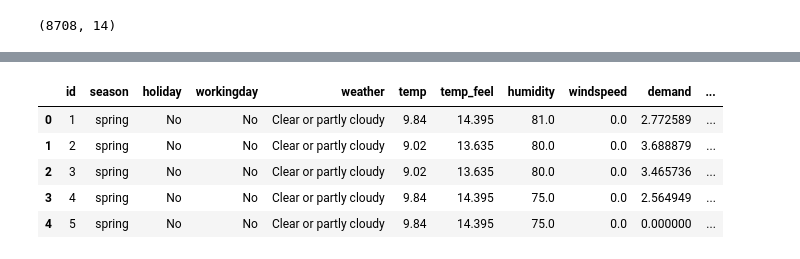
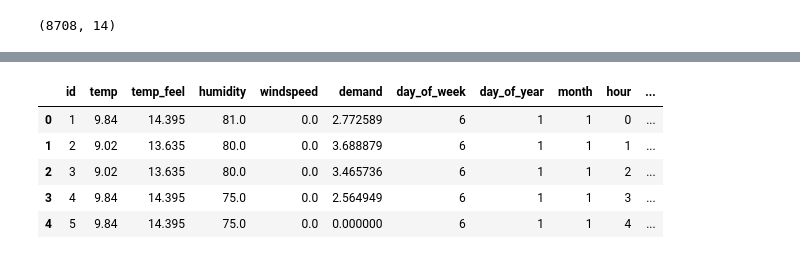
Before and after one commit to Rohith616/INterview-Project, a Jupyter notebook: Project2.ipynb, the cells around one changed output, grey strips where cells are left out. Cells and saved outputs as stored; diff of their text form; code cells hidden in the pictures.

```diff
--- a/Project2.ipynb
+++ b/Project2.ipynb
@@ -171 +139,6 @@ train_cat=train.select_dtypes(include='object')
+# %%
+train2=train
+for cols in train_c:
+  dummies =pd.get_dummies(train[cols],drop_first=True)
+  train2 = pd.concat([train2,dummies],axis='columns')
 # %%
@@ -185,0 +173,9 @@ for cols in train_cat:
+# %%
+Q1 = np.percentile(train2['windspeed'], 25, interpolation = 'midpoint')
+Q2 = np.percentile(train2['windspeed'], 50, interpolation = 'midpoint')
+Q3 = np.percentile(train2['windspeed'], 75, interpolation = 'midpoint')
+IQR = Q3 - Q1
+low_lim = Q1 - 1.5 * IQR
+up_lim = Q3 + 1.5 * IQR
+print('low limit:', low_lim)
+print('upper limit:', up_lim)
@@ -185,0 +185,3 @@ for cols in train_cat:
+# %%
+train2=train2[train2.windspeed<up_lim]
+train2=train2[train2.windspeed>low_lim]
@@ -186,9 +193,11 @@ for cols in train_cat:
+# %%
+train2=train2.drop(['season','holiday','workingday','weather'],axis=1)
 # %%
-train_cat2.head()
+train2.head()
 # %% [output]
-|  | id | season | holiday | workingday | weather | temp | temp_feel | humidity | windspeed | demand | ... |
-| 0 | 1 | spring | No | No | Clear or partly cloudy | 9.84 | 14.395 | 81.0 | 0.0 | 2.772589 | ... |
-| 1 | 2 | spring | No | No | Clear or partly cloudy | 9.02 | 13.635 | 80.0 | 0.0 | 3.688879 | ... |
-| 2 | 3 | spring | No | No | Clear or partly cloudy | 9.02 | 13.635 | 80.0 | 0.0 | 3.465736 | ... |
-| 3 | 4 | spring | No | No | Clear or partly cloudy | 9.84 | 14.395 | 75.0 | 0.0 | 2.564949 | ... |
-| 4 | 5 | spring | No | No | Clear or partly cloudy | 9.84 | 14.395 | 75.0 | 0.0 | 0.000000 | ... |
+|  | id | temp | temp_feel | humidity | windspeed | demand | day_of_week | day_of_year | month | hour | ... |
+| 0 | 1 | 9.84 | 14.395 | 81.0 | 0.0 | 2.772589 | 6 | 1 | 1 | 0 | ... |
+| 1 | 2 | 9.02 | 13.635 | 80.0 | 0.0 | 3.688879 | 6 | 1 | 1 | 1 | ... |
+| 2 | 3 | 9.02 | 13.635 | 80.0 | 0.0 | 3.465736 | 6 | 1 | 1 | 2 | ... |
+| 3 | 4 | 9.84 | 14.395 | 75.0 | 0.0 | 2.564949 | 6 | 1 | 1 | 3 | ... |
+| 4 | 5 | 9.84 | 14.395 | 75.0 | 0.0 | 0.000000 | 6 | 1 | 1 | 4 | ... |
```
Also changed, not shown: parts of 30 cells of this notebook.
